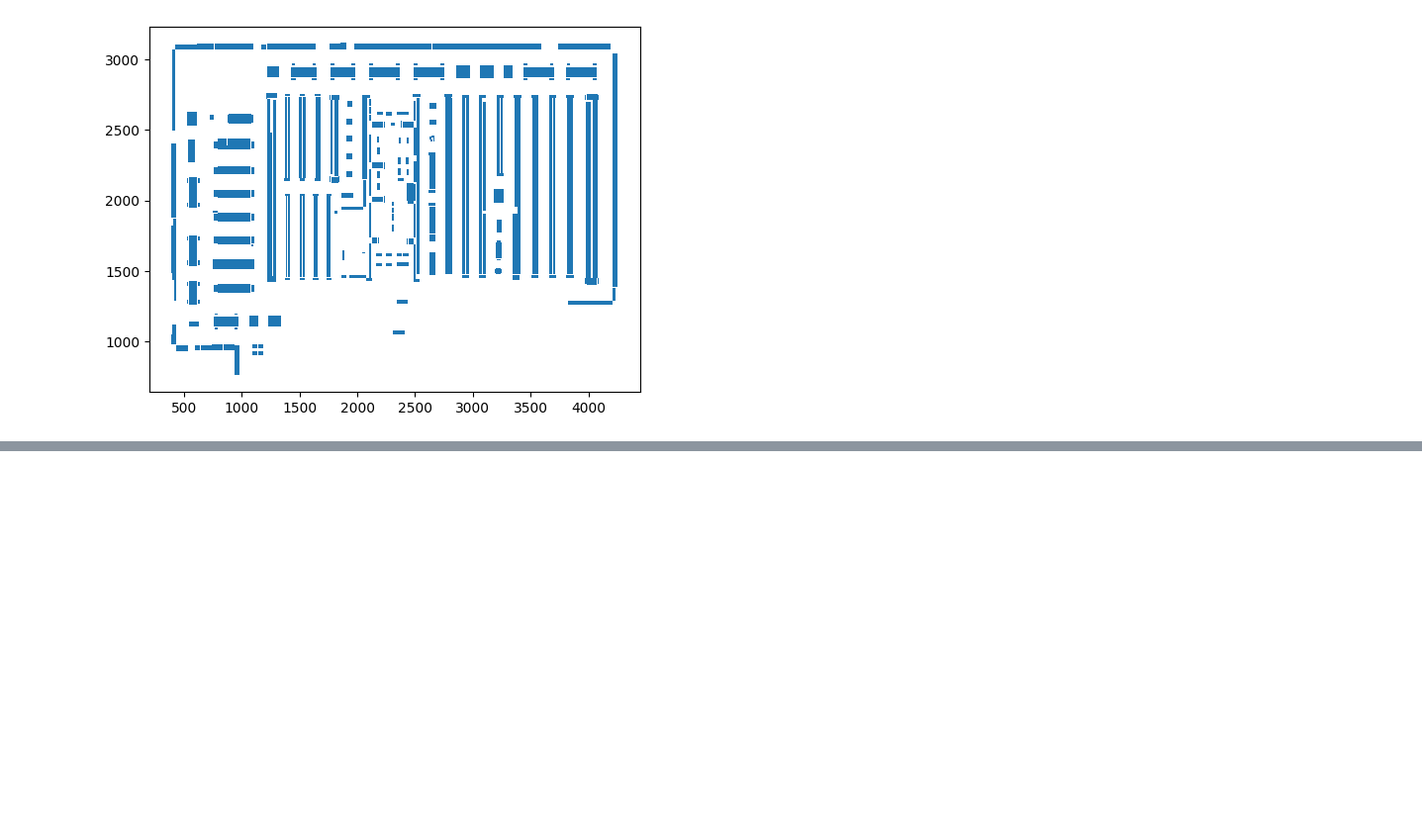
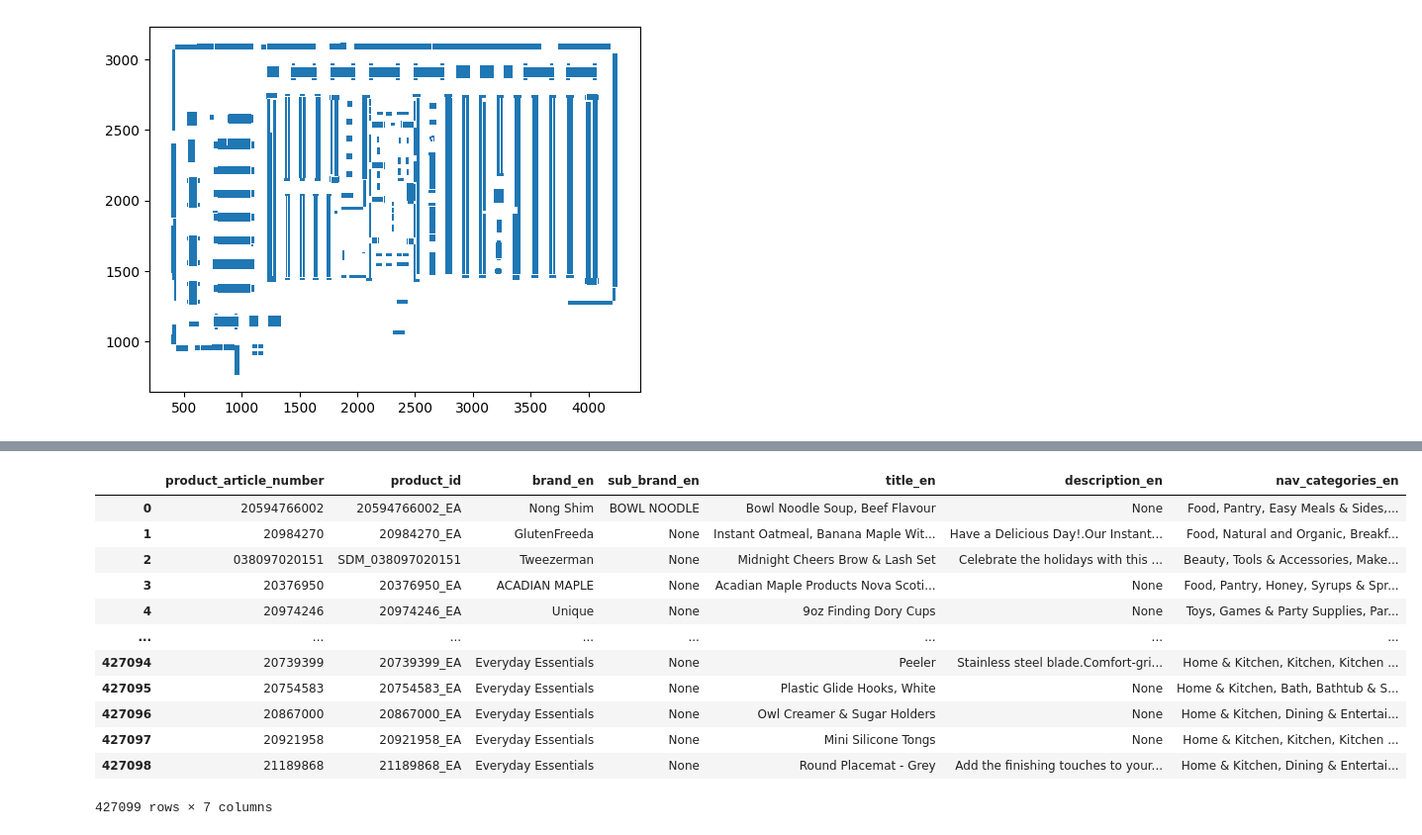
Before and after one commit to jazoomi/LogAnaylzer, a Jupyter notebook: DRS.ipynb, the cells around one changed output, grey strips where cells are left out. Shown at 99% size. Cells and saved outputs as stored; diff of their text form; code cells hidden in the pictures; blank space fills up the shorter version.

```diff
--- a/DRS.ipynb
+++ b/DRS.ipynb
@@ -170,0 +226,43 @@ plt.show()
+# %%
+# Lets drill into the product metadata contained within PCS
+
+pcs_query = """
+SELECT
+    pcs.article_number AS product_article_number,
+    liam AS product_id,
+    TRIM(brand.name_en) AS brand_en,
+    TRIM(brand.sub_brand.name_en) AS sub_brand_en,
+    TRIM(name_en) AS title_en,
+    TRIM(REGEXP_REPLACE(description_en, r'(<\/?[a-z]+>)+', '')) AS description_en,
+    STRING_AGG(cat.en, ", ") AS nav_categories_en
+FROM
+    `ds-bi-analytics-prod.product_catalog.products` pcs
+LEFT JOIN
+    UNNEST(nav_categories) AS cat
+WHERE
+    status = 'APPROVED'
+    AND NOT SUBSTRING(liam, 0, 2) = 'DD'
+GROUP BY
+    pcs.article_number,
+    liam,
+    name_en,
+    description_en,
+    brand.name_en,
+    brand.sub_brand.name_en
+"""
+pcs_df = bq_client.query(pcs_query).to_dataframe()
+pcs_df
+# %% [output]
+|  | product_article_number | product_id | brand_en | sub_brand_en | title_en | description_en | nav_categories_en |
+| 0 | 20594766002 | 20594766002_EA | Nong Shim | BOWL NOODLE | Bowl Noodle Soup, Beef Flavour | None | Food, Pantry, Easy Meals & Sides,... |
+| 1 | 20984270 | 20984270_EA | GlutenFreeda | None | Instant Oatmeal, Banana Maple Wit... | Have a Delicious Day!.Our Instant... | Food, Natural and Organic, Breakf... |
+| 2 | 038097020151 | SDM_038097020151 | Tweezerman | None | Midnight Cheers Brow & Lash Set | Celebrate the holidays with this ... | Beauty, Tools & Accessories, Make... |
+| 3 | 20376950 | 20376950_EA | ACADIAN MAPLE | None | Acadian Maple Products Nova Scoti... | None | Food, Pantry, Honey, Syrups & Spr... |
+| 4 | 20974246 | 20974246_EA | Unique | None | 9oz Finding Dory Cups | None | Toys, Games & Party Supplies, Par... |
+| ... | ... | ... | ... | ... | ... | ... | ... |
+| 427094 | 20739399 | 20739399_EA | Everyday Essentials | None | Peeler | Stainless steel blade.Comfort-gri... | Home & Kitchen, Kitchen, Kitchen ... |
+| 427095 | 20754583 | 20754583_EA | Everyday Essentials | None | Plastic Glide Hooks, White | None | Home & Kitchen, Bath, Bathtub & S... |
+| 427096 | 20867000 | 20867000_EA | Everyday Essentials | None | Owl Creamer & Sugar Holders | None | Home & Kitchen, Dining & Entertai... |
+| 427097 | 20921958 | 20921958_EA | Everyday Essentials | None | Mini Silicone Tongs | None | Home & Kitchen, Kitchen, Kitchen ... |
+| 427098 | 21189868 | 21189868_EA | Everyday Essentials | None | Round Placemat - Grey | Add the finishing touches to your... | Home & Kitchen, Dining & Entertai... |
+427099 rows × 7 columns
```
Also changed, not shown: parts of 9 cells of this notebook.
